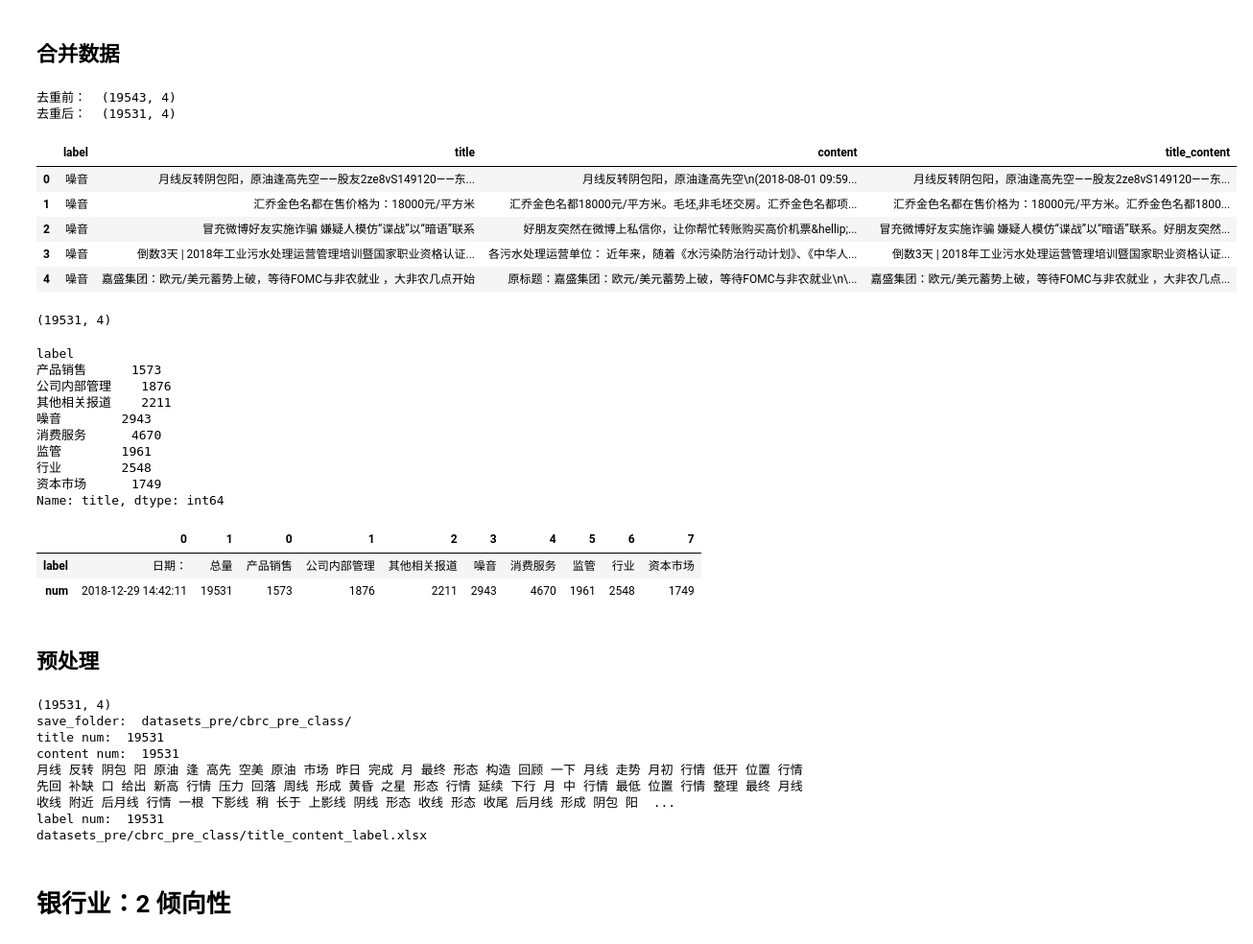
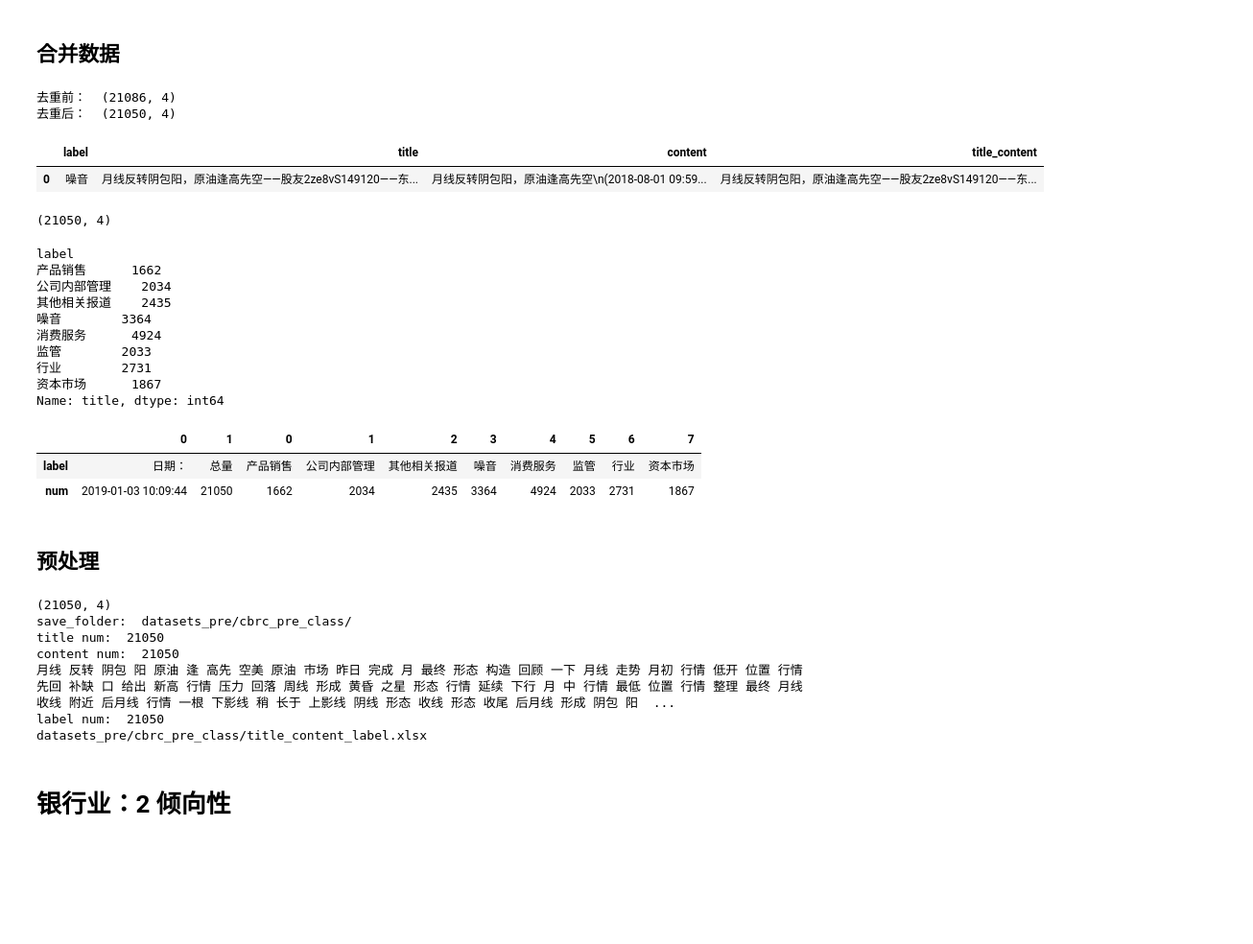
Before and after one commit to xuhuanyunxiao/jupyter-notebook, a Jupyter notebook: proj_train_test/get_and_pre_1.ipynb, the cells around one changed output. Shown at 96% size. Cells and saved outputs as stored; diff of their text form; code cells hidden in the pictures; blank space fills up the shorter version.

```diff
--- a/proj_train_test/get_and_pre_1.ipynb
+++ b/proj_train_test/get_and_pre_1.ipynb
@@ -1162,14 +1160,15 @@ cbrc_raw_class_2.head()
 ### 模型预测后反馈数据
 # %%
 file_list_class_4 = ['20181008_cbrc_class_feedback.xlsx','20181030_cbrc_class_feedback.xlsx',
-                     '20181112_cbrc_class_feedback.xlsx', '20181203_ccb_class_feedback.xlsx'
+                     '20181112_cbrc_class_feedback.xlsx', '20181203_ccb_class_feedback.xlsx',
+                     '20181221_ahyjj_class_feedback.xlsx'
               ] # 多个 sheet
 
 cbrc_raw_class_4, PR_data, PR_plot_data = get_feedback_data(folder, file_list_class_4, 'predict_label')
 
 # cbrc_raw_class_4['label'] = cbrc_raw_class_4['label'].apply(lambda x:x.strip())
 print('总数：', cbrc_raw_class_4.shape)
-cbrc_raw_class_4.head()
+cbrc_raw_class_4.iloc[:1, :]
 # %% [output]
   ----     20181008_cbrc_class_feedback.xlsx
 类别： 行业 总数： 277 正确数 141 正确比例 0.5090252707581228
@@ -1371,39 +1369,35 @@ Name: label, dtype: int64
 # %%
 cbrc_raw_class = pd.concat([cbrc_raw_class_1, cbrc_raw_class_2,
                             cbrc_raw_class_4, cbrc_raw_class_5, ],
                            axis = 0)
 
 # cbrc_raw = cbrc_raw_class_4
 cbrc_raw_class['title_content'] = cbrc_raw_class['title'].astype(str) + '。' + cbrc_raw_class['content'].astype(str)
 cbrc_raw_class['label'] = cbrc_raw_class['label'].apply(lambda x:x.strip())
 # cbrc_raw_class['index'] = range(cbrc_raw_class.shape[0])
 print('去重前： ', cbrc_raw_class.shape)
 cbrc_raw_class = cbrc_raw_class.drop_duplicates(subset = 'title_content')
 print('去重后： ', cbrc_raw_class.shape)
-cbrc_raw_class.head()
+cbrc_raw_class.iloc[:1, :]
 # %% [output]
-去重前：  (19543, 4)
-去重后：  (19531, 4)
+去重前：  (21086, 4)
+去重后：  (21050, 4)
 |  | label | title | content | title_content |
 | 0 | 噪音 | 月线反转阴包阳，原油逢高先空——股友2ze8vS149120——东... | 月线反转阴包阳，原油逢高先空\n(2018-08-01 09:59... | 月线反转阴包阳，原油逢高先空——股友2ze8vS149120——东... |
-| 1 | 噪音 | 汇乔金色名都在售价格为：18000元/平方米 | 汇乔金色名都18000元/平方米。毛坯,非毛坯交房。汇乔金色名都项... | 汇乔金色名都在售价格为：18000元/平方米。汇乔金色名都1800... |
-| 2 | 噪音 | 冒充微博好友实施诈骗 嫌疑人模仿“谍战”以“暗语”联系 | 好朋友突然在微博上私信你，让你帮忙转账购买高价机票&hellip;... | 冒充微博好友实施诈骗 嫌疑人模仿“谍战”以“暗语”联系。好朋友突然... |
-| 3 | 噪音 | 倒数3天 | 2018年工业污水处理运营管理培训暨国家职业资格认证... | 各污水处理运营单位： 近年来，随着《水污染防治行动计划》、《中华人... | 倒数3天 | 2018年工业污水处理运营管理培训暨国家职业资格认证... |
-| 4 | 噪音 | 嘉盛集团：欧元/美元蓄势上破，等待FOMC与非农就业 ，大非农几点开始 | 原标题：嘉盛集团：欧元/美元蓄势上破，等待FOMC与非农就业\n\... | 嘉盛集团：欧元/美元蓄势上破，等待FOMC与非农就业 ，大非农几点... |
 # %%
 print(cbrc_raw_class.shape)
 cbrc_raw_class.groupby('label')['title'].count()
 # %% [output]
-(19531, 4)
+(21050, 4)
 label
-产品销售      1573
-公司内部管理    1876
-其他相关报道    2211
-噪音        2943
-消费服务      4670
-监管        1961
-行业        2548
-资本市场      1749
+产品销售      1662
+公司内部管理    2034
+其他相关报道    2435
+噪音        3364
+消费服务      4924
+监管        2033
+行业        2731
+资本市场      1867
 Name: title, dtype: int64
 # %%
 now = datetime.datetime.now().strftime("%Y-%m-%d %H:%S:%M")
@@ -1418,19 +1412,19 @@ circ_raw_class_num.T
 # %% [output]
 |  | 0 | 1 | 0 | 1 | 2 | 3 | 4 | 5 | 6 | 7 |
 | label | 日期： | 总量 | 产品销售 | 公司内部管理 | 其他相关报道 | 噪音 | 消费服务 | 监管 | 行业 | 资本市场 |
-| num | 2018-12-29 14:42:11 | 19531 | 1573 | 1876 | 2211 | 2943 | 4670 | 1961 | 2548 | 1749 |
+| num | 2019-01-03 10:09:44 | 21050 | 1662 | 2034 | 2435 | 3364 | 4924 | 2033 | 2731 | 1867 |
 # %% [markdown]
 ## 预处理
 # %%
 save_folder = 'datasets_pre/cbrc_pre_class/'
 pre_save(pre_cor_cbrc.handle_contents, cbrc_raw_class, save_folder)
 # %% [output]
-(19531, 4)
+(21050, 4)
 save_folder:  datasets_pre/cbrc_pre_class/
-title num:  19531
-content num:  19531
+title num:  21050
+content num:  21050
 月线 反转 阴包 阳 原油 逢 高先 空美 原油 市场 昨日 完成 月 最终 形态 构造 回顾 一下 月线 走势 月初 行情 低开 位置 行情 先回 补缺 口 给出 新高 行情 压力 回落 周线 形成 黄昏 之星 形态 行情 延续 下行 月 中 行情 最低 位置 行情 整理 最终 月线 收线 附近 后月线 行情 一根 下影线 稍 长于 上影线 阴线 形态 收线 形态 收尾 后月线 形成 阴包 阳  ...
-label num:  19531
+label num:  21050
 datasets_pre/cbrc_pre_class/title_content_label.xlsx
 # %% [markdown]
 # 银行业：2 倾向性
```
Also changed, not shown: parts of 13 cells of this notebook, 24 other files.
